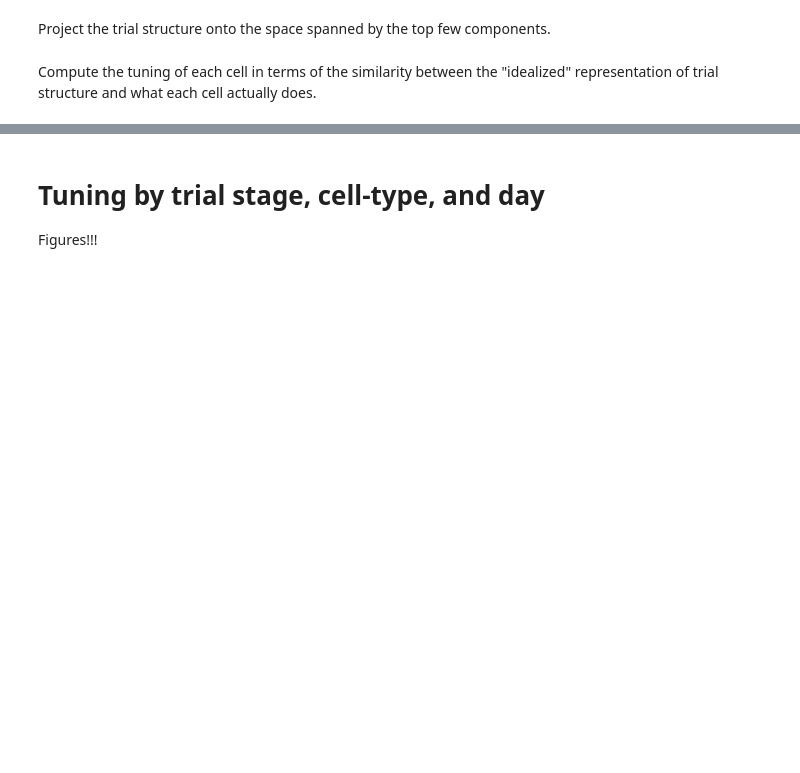
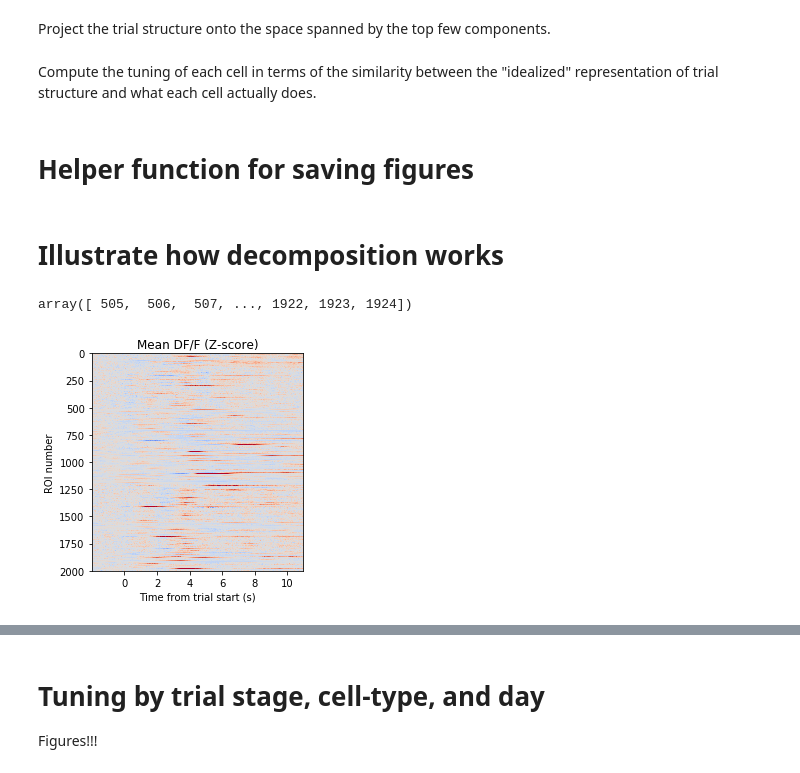
Before and after one commit to nauralcodinglab/interneuron-reward, a Jupyter notebook: notebooks/evolving_trial_structure_projections.ipynb, the cells around one changed output, grey strips where cells are left out. Saved outputs shown, nothing was run; the diff lists cells and outputs as text; code cells hidden in the pictures; blank space fills up the shorter version.

```diff
--- a/notebooks/evolving_trial_structure_projections.ipynb
+++ b/notebooks/evolving_trial_structure_projections.ipynb
@@ -161,3 +162,5 @@ for trial_component in basis_projections.keys():
         de.cos_similarity(projections[i, :num_components], basis_projections[trial_component])
         for i in range(projections.shape[0])
     ])
+# %% [markdown]
+# Helper function for saving figures
@@ -163,0 +171,26 @@ for trial_component in basis_projections.keys():
+# %% [markdown]
+# Illustrate how decomposition works
+# %%
+inds_grouped_by_cell_type = []
+for cell_type in [cond.CellType.pyr, cond.CellType.vip, cond.CellType.pv, cond.CellType.som]:
+    inds_grouped_by_cell_type.append(np.where(cell_types[days==7] == cell_type)[0])
+
+inds_grouped_by_cell_type = np.concatenate(inds_grouped_by_cell_type)
+inds_grouped_by_cell_type
+# %% [output]
+array([ 505,  506,  507, ..., 1922, 1923, 1924])
+# %%
+FRAME_RATE = 30.0
+BASELINE_DURATION = 2.
+time_vec = np.arange(390) / FRAME_RATE - BASELINE_DURATION
+# %%
+plt.subplot(111)
+plt.title('Mean DF/F (Z-score)')
+plt.ylabel('ROI number')
+plt.xlabel('Time from trial start (s)')
+plt.imshow(average_traces[inds_grouped_by_cell_type, :], aspect=0.2, cmap=plt.cm.coolwarm, vmin=-2, vmax=2)
+plt.xticks((np.arange(0, 11, 2) + BASELINE_DURATION) * FRAME_RATE, np.arange(0, 11, 2))
+
+savefig('../img/graphics/mean_dff', dpi=600, bbox_inches='tight')
+# %% [output]
+[figure, added]
```
Also changed, not shown: parts of 13 cells of this notebook.
